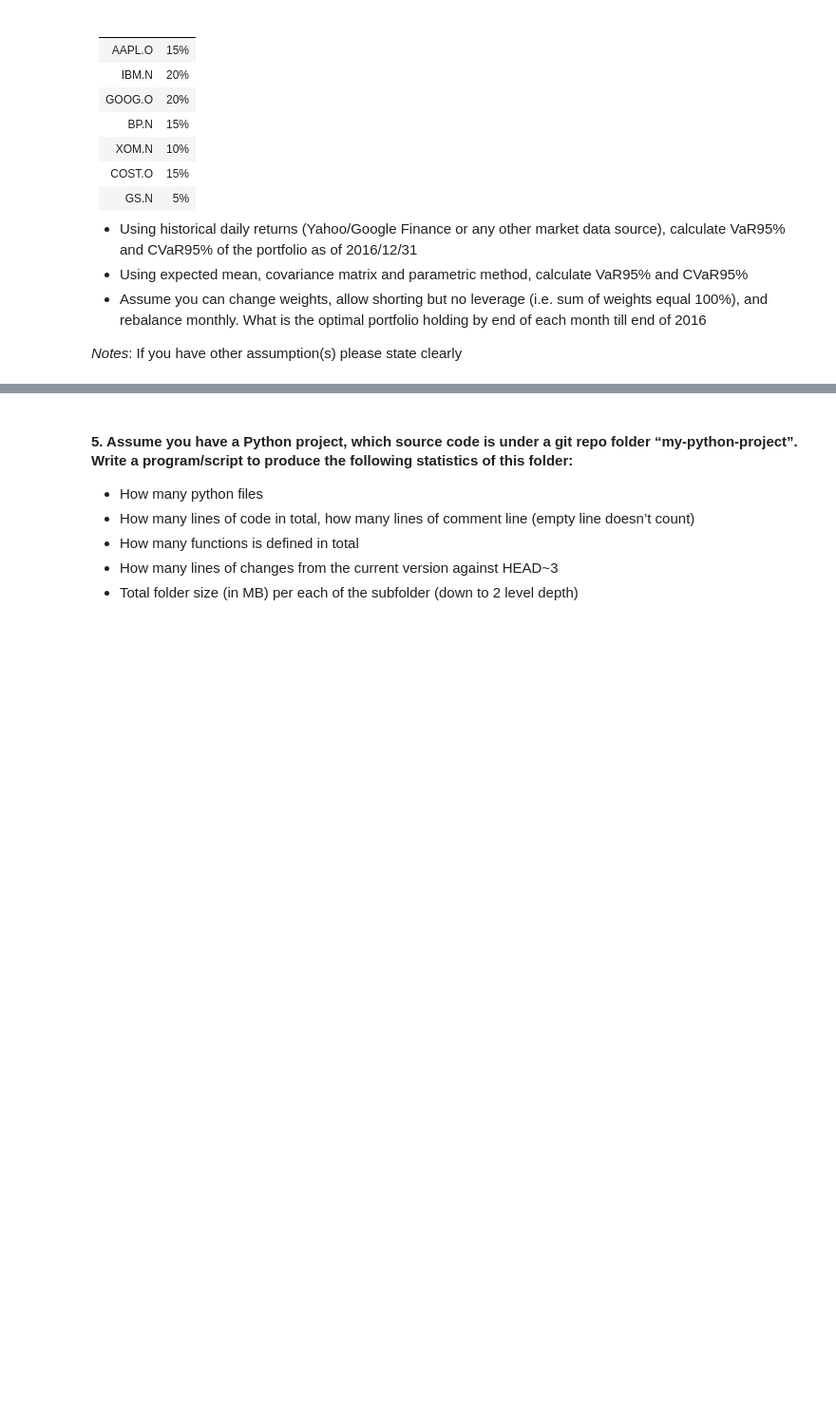
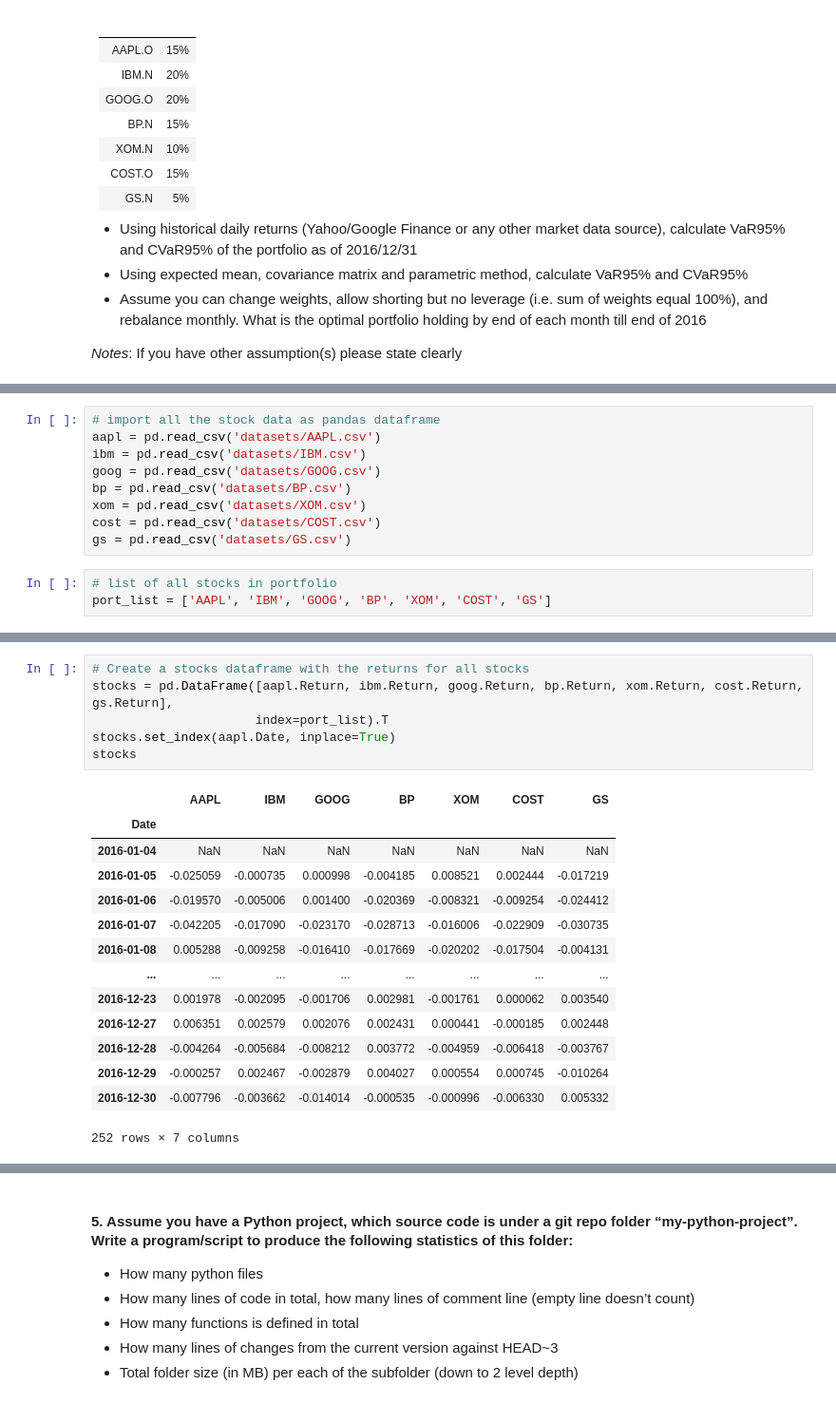
Before and after one commit to SiddharthPatel45/assessments, a Jupyter notebook: quantitative_analyst/started-code.ipynb, the cells around one changed output, grey strips where cells are left out. Shown at 95% size. Cells and saved outputs as stored; diff of their text form; blank space fills up the shorter version.

Commit message:
added data files and more solutions

```diff
--- a/quantitative_analyst/started-code.ipynb
+++ b/quantitative_analyst/started-code.ipynb
@@ -152,0 +159,12 @@ _Notes_: If you have other assumption(s) please state clearly
+# %%
+# import all the stock data as pandas dataframe
+aapl = pd.read_csv('datasets/AAPL.csv')
+ibm = pd.read_csv('datasets/IBM.csv')
+goog = pd.read_csv('datasets/GOOG.csv')
+bp = pd.read_csv('datasets/BP.csv')
+xom = pd.read_csv('datasets/XOM.csv')
+cost = pd.read_csv('datasets/COST.csv')
+gs = pd.read_csv('datasets/GS.csv')
+# %%
+# list of all stocks in portfolio
+port_list = ['AAPL', 'IBM', 'GOOG', 'BP', 'XOM', 'COST', 'GS']
@@ -152,0 +193,21 @@ _Notes_: If you have other assumption(s) please state clearly
+# %%
+# Create a stocks dataframe with the returns for all stocks
+stocks = pd.DataFrame([aapl.Return, ibm.Return, goog.Return, bp.Return, xom.Return, cost.Return, gs.Return],
+                      index=port_list).T
+stocks.set_index(aapl.Date, inplace=True)
+stocks
+# %% [output]
+|  | AAPL | IBM | GOOG | BP | XOM | COST | GS |
+| Date |  |  |  |  |  |  |  |
+| 2016-01-04 | NaN | NaN | NaN | NaN | NaN | NaN | NaN |
+| 2016-01-05 | -0.025059 | -0.000735 | 0.000998 | -0.004185 | 0.008521 | 0.002444 | -0.017219 |
+| 2016-01-06 | -0.019570 | -0.005006 | 0.001400 | -0.020369 | -0.008321 | -0.009254 | -0.024412 |
+| 2016-01-07 | -0.042205 | -0.017090 | -0.023170 | -0.028713 | -0.016006 | -0.022909 | -0.030735 |
+| 2016-01-08 | 0.005288 | -0.009258 | -0.016410 | -0.017669 | -0.020202 | -0.017504 | -0.004131 |
+| ... | ... | ... | ... | ... | ... | ... | ... |
+| 2016-12-23 | 0.001978 | -0.002095 | -0.001706 | 0.002981 | -0.001761 | 0.000062 | 0.003540 |
+| 2016-12-27 | 0.006351 | 0.002579 | 0.002076 | 0.002431 | 0.000441 | -0.000185 | 0.002448 |
+| 2016-12-28 | -0.004264 | -0.005684 | -0.008212 | 0.003772 | -0.004959 | -0.006418 | -0.003767 |
+| 2016-12-29 | -0.000257 | 0.002467 | -0.002879 | 0.004027 | 0.000554 | 0.000745 | -0.010264 |
+| 2016-12-30 | -0.007796 | -0.003662 | -0.014014 | -0.000535 | -0.000996 | -0.006330 | 0.005332 |
+252 rows × 7 columns
```
Also changed, not shown: parts of 57 cells of this notebook, 8 other files.
